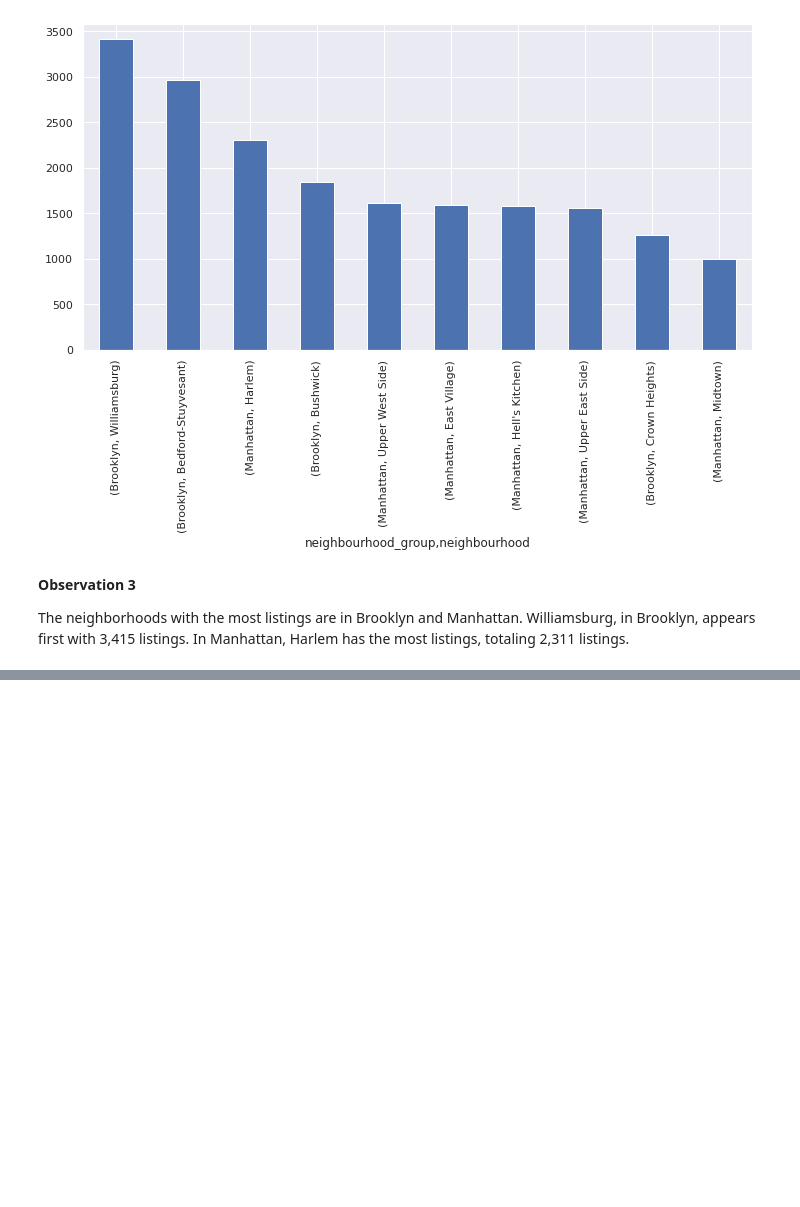
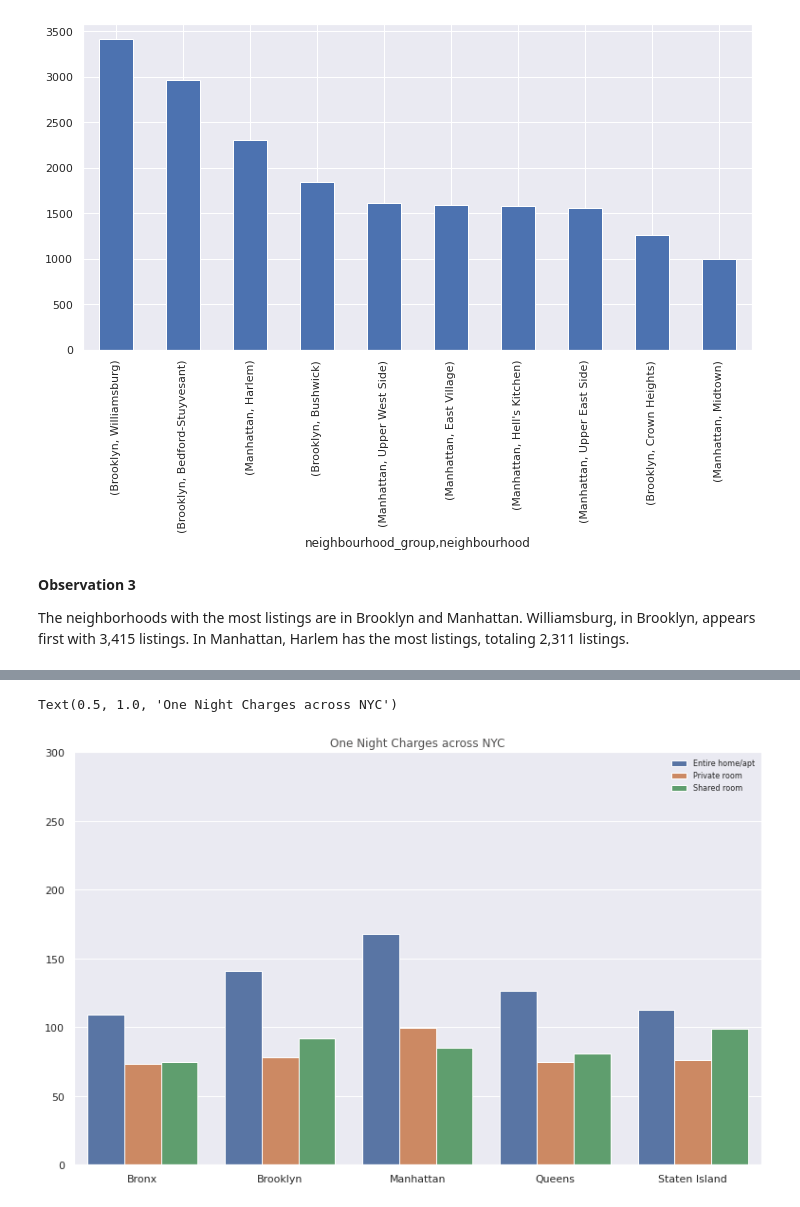
Before and after one commit to Rajat-Sri/Capstone-1-EDA-on-Airbnb-Dataset, a Jupyter notebook: Airbnb_Dataset_Analysis_Rajat_Srivastava_.ipynb, the cells around one changed output, grey strips where cells are left out. Drawn from its saved outputs; the diff is of its cells as text; code cells hidden in the pictures; blank space fills up the shorter version.

```diff
--- a/Airbnb_Dataset_Analysis_Rajat_Srivastava_.ipynb
+++ b/Airbnb_Dataset_Analysis_Rajat_Srivastava_.ipynb
@@ -367,0 +435,13 @@ The neighborhoods with the most listings are in Brooklyn and Manhattan. Williams
+# %%
+# Visualising one night charges of different room types at each neighbourhood group using bar graph
+
+sns.barplot(data = airbnb_data_new.groupby(['neighbourhood_group','room_type']).price.mean().reset_index(),x = 'neighbourhood_group',y = 'price',hue = 'room_type')
+plt.rcParams['figure.figsize'] = (10,5)
+plt.legend(loc="upper right", frameon=False, fontsize= 8)
+plt.ylim(0,300)
+plt.xlabel('')
+plt.ylabel('')
+plt.title('One Night Charges across NYC', size = 12,color ='#4f4e4e')
+# %% [output]
+Text(0.5, 1.0, 'One Night Charges across NYC')
+[figure, added]
```
Also changed, not shown: parts of 15 cells of this notebook.
